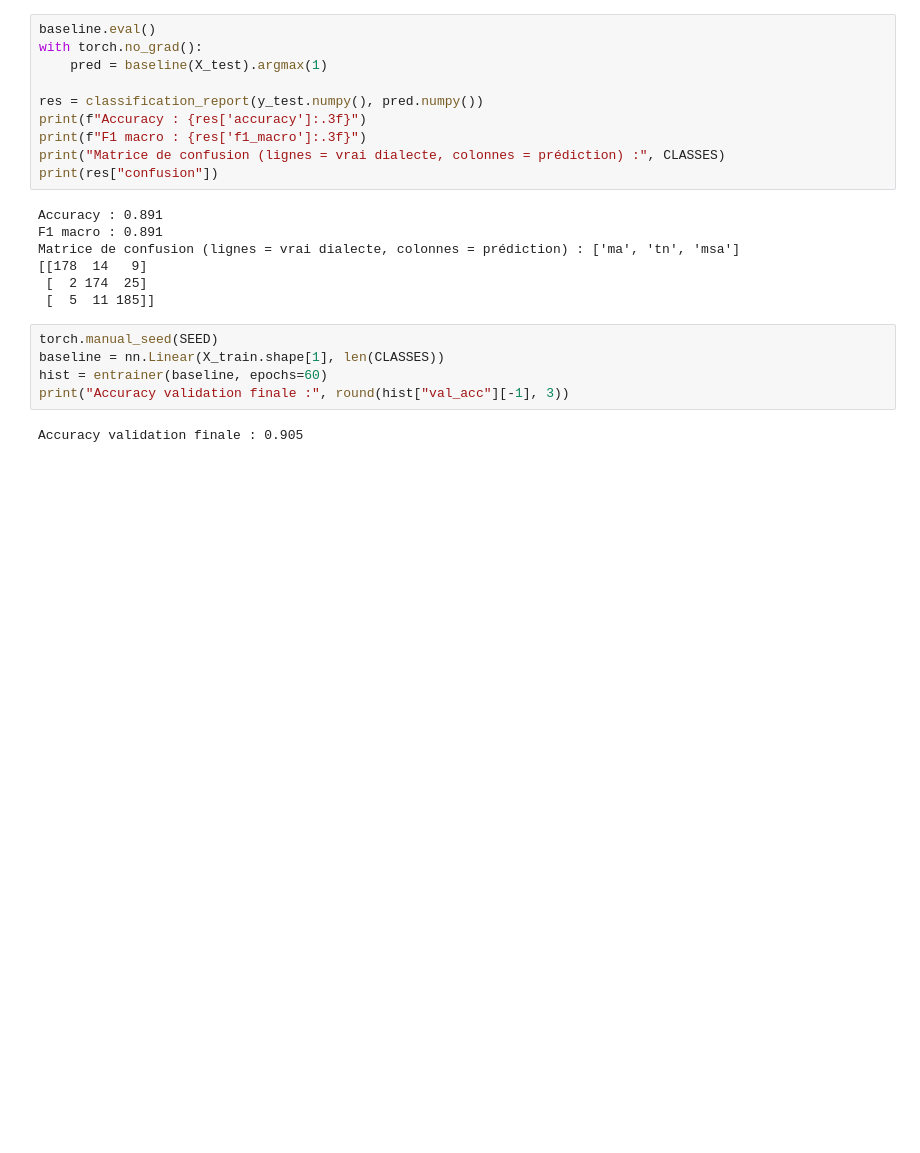
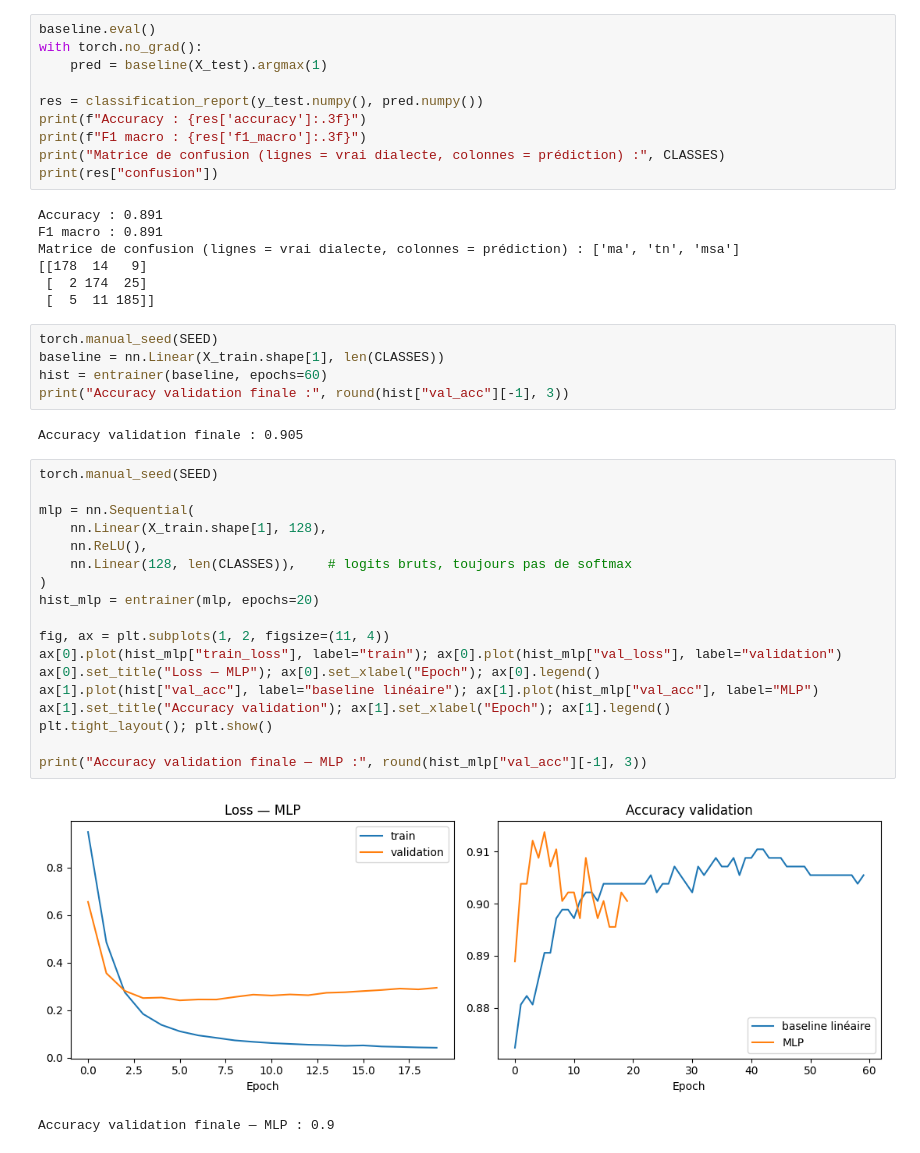
Before and after one commit to Ninessss/darija-llm, a Jupyter notebook: notebooks/04_classification.ipynb, the cells around one changed output. Drawn from its saved outputs; the diff is of its cells as text; blank space fills up the shorter version.

```diff
--- a/notebooks/04_classification.ipynb
+++ b/notebooks/04_classification.ipynb
@@ -166,3 +166,24 @@ hist = entrainer(baseline, epochs=60)
 print("Accuracy validation finale :", round(hist["val_acc"][-1], 3))
 # %% [output]
 Accuracy validation finale : 0.905
+# %%
+torch.manual_seed(SEED)
+
+mlp = nn.Sequential(
+    nn.Linear(X_train.shape[1], 128),
+    nn.ReLU(),
+    nn.Linear(128, len(CLASSES)),    # logits bruts, toujours pas de softmax
+)
+hist_mlp = entrainer(mlp, epochs=20)
+
+fig, ax = plt.subplots(1, 2, figsize=(11, 4))
+ax[0].plot(hist_mlp["train_loss"], label="train"); ax[0].plot(hist_mlp["val_loss"], label="validation")
+ax[0].set_title("Loss — MLP"); ax[0].set_xlabel("Epoch"); ax[0].legend()
+ax[1].plot(hist["val_acc"], label="baseline linéaire"); ax[1].plot(hist_mlp["val_acc"], label="MLP")
+ax[1].set_title("Accuracy validation"); ax[1].set_xlabel("Epoch"); ax[1].legend()
+plt.tight_layout(); plt.show()
+
+print("Accuracy validation finale — MLP :", round(hist_mlp["val_acc"][-1], 3))
+# %% [output]
+[figure, added]
+Accuracy validation finale — MLP : 0.9
```
Also changed, not shown: parts of 2 cells of this notebook.
